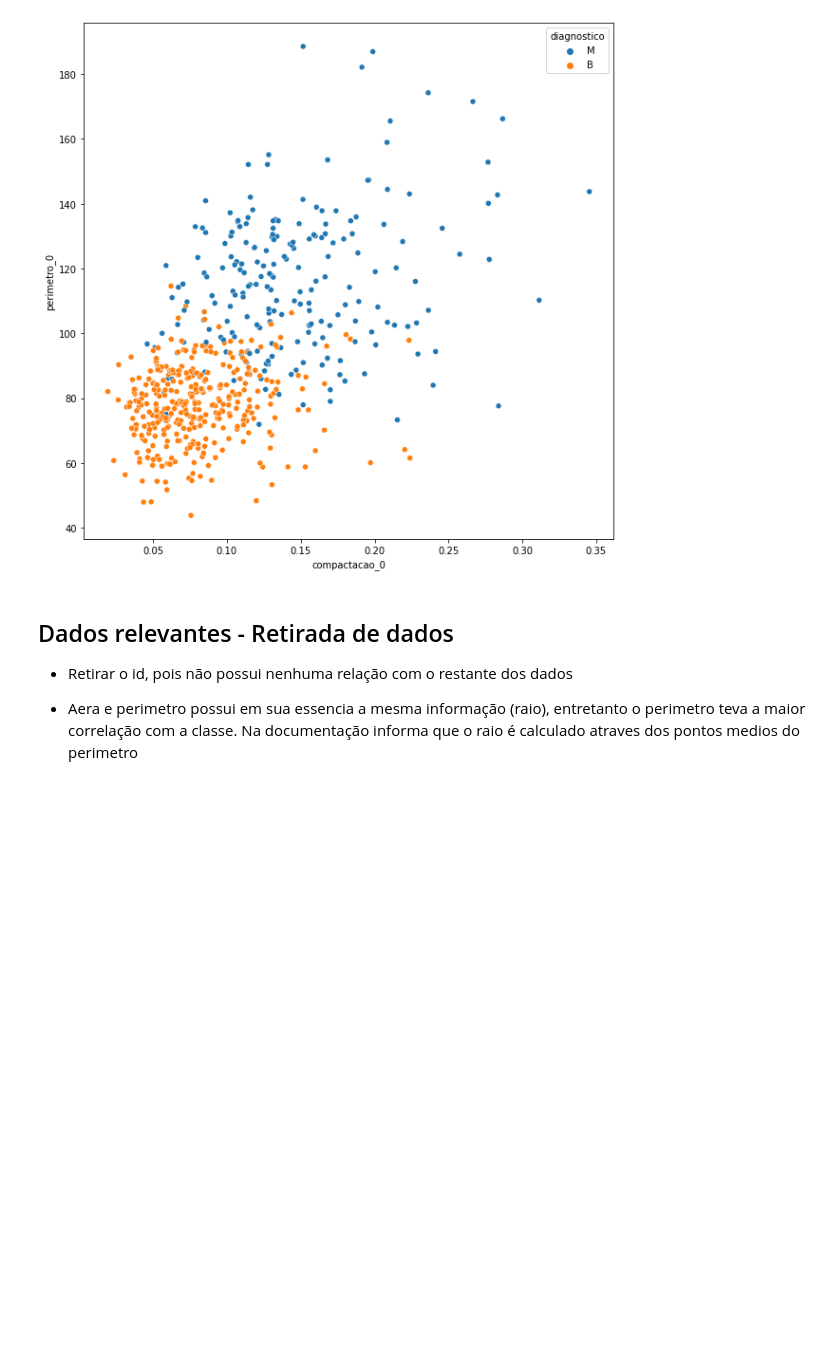
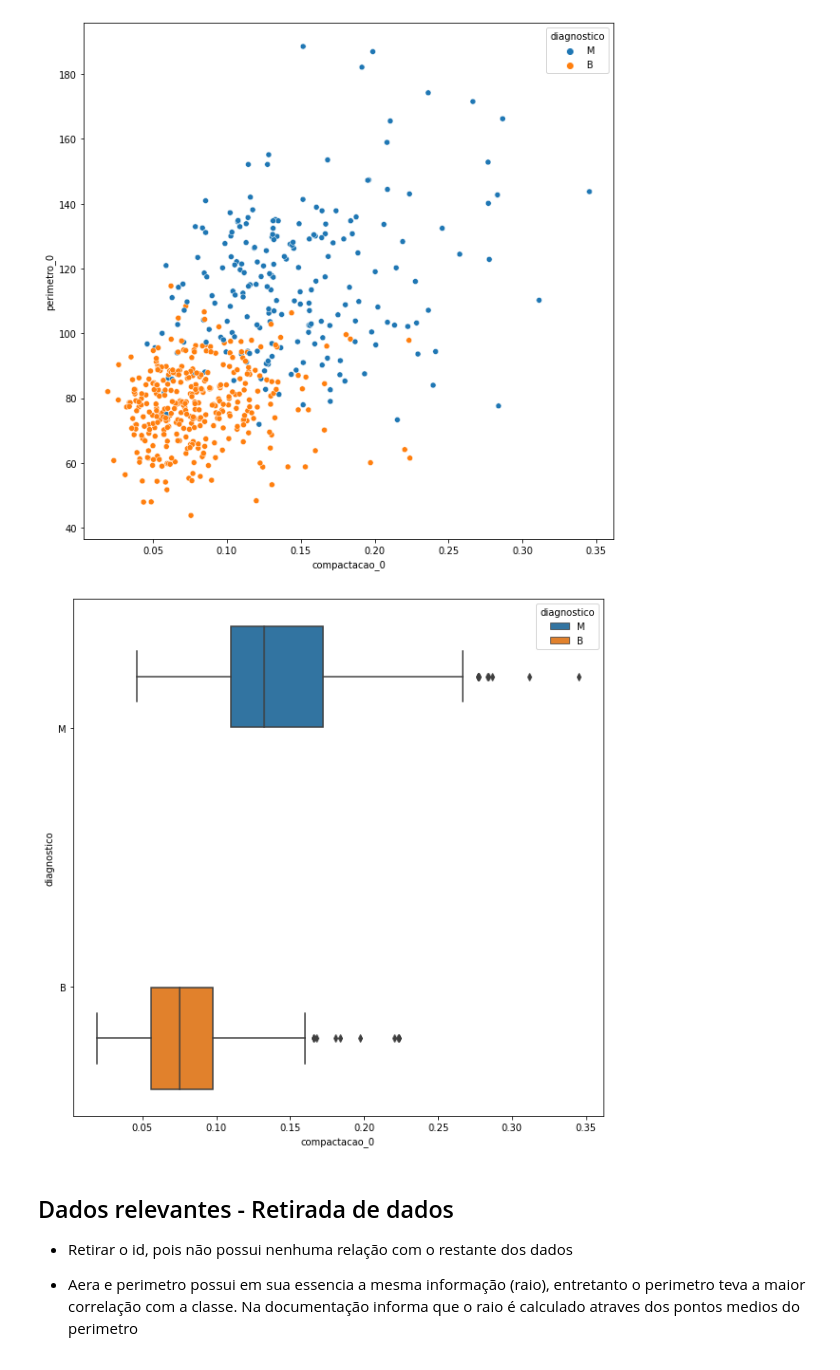
Before and after one commit to EutruTepit/BigData2022, a Jupyter notebook: Prova/Prova_1.ipynb, the cells around one changed output. Saved outputs shown, nothing was run; the diff lists cells and outputs as text; code cells hidden in the pictures; blank space fills up the shorter version.

```diff
--- a/Prova/Prova_1.ipynb
+++ b/Prova/Prova_1.ipynb
@@ -162,6 +162,10 @@ sns.scatterplot(data=df, x='perimetro_0', y='pontos_concavos_0', hue='diagnostic
 sns.scatterplot(data=df, x='compactacao_0', y='perimetro_0', hue='diagnostico');
 # %% [output]
 [figure]
+# %%
+sns.boxplot(data=df, x='compactacao_0', y='diagnostico', hue='diagnostico');
+# %% [output]
+[figure, added]
 # %% [markdown]
 ## Dados relevantes - Retirada de dados
 
```
Also changed, not shown: parts of 12 cells of this notebook.
